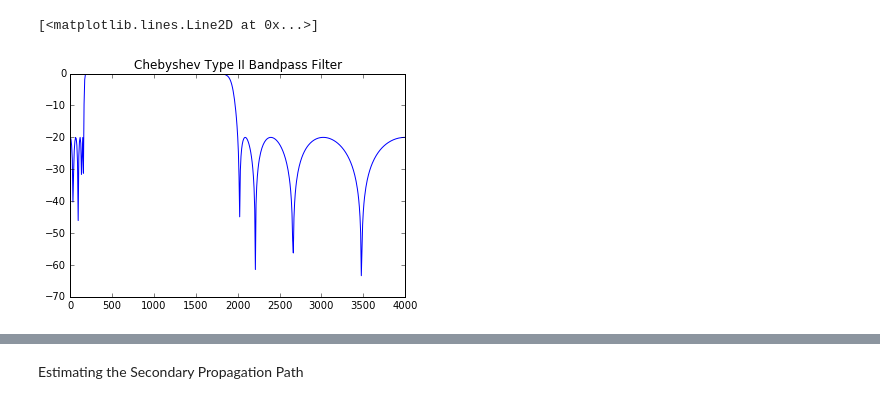
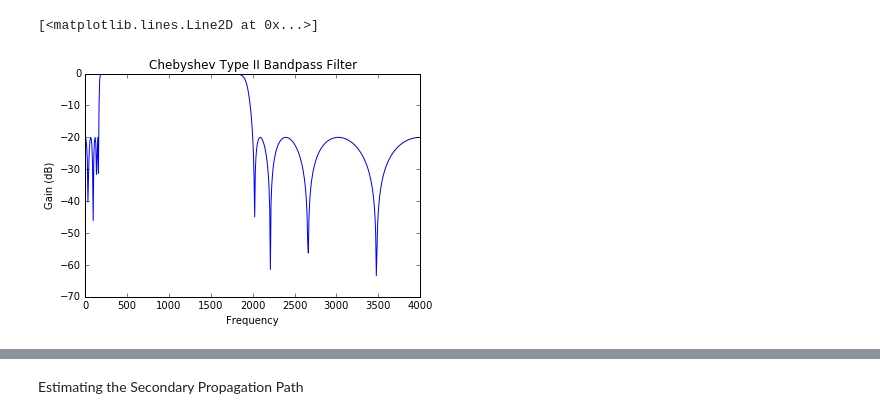
Before and after one commit to mhemeryck/python_class, a Jupyter notebook: Python tutorial.ipynb, the cells around one changed output, grey strips where cells are left out. Drawn from its saved outputs; the diff is of its cells as text; code cells hidden in the pictures.

```diff
--- a/Python tutorial.ipynb
+++ b/Python tutorial.ipynb
@@ -76,54 +76,26 @@ plt.plot(arange(0,len(y))/fs,y/y.max())
 # %%
 fs     = 8e3;  # sampling frequency
 N      = 800;
 f_low   = 160;  # Lower band-edge: 160 Hz
 f_high  = 2000; # Upper band-edge: 2000 Hz
 delayS = 7;
 Ast    = 20;   # 20 dB stopband attenuation
 Nfilt  = 8;    # Filter order
 
 nyquist_rate = 0.5 * fs
 low = f_low / nyquist_rate
 high = f_high / nyquist_rate
 
 b, a = signal.cheby2(Nfilt, Ast, [low, high], 'bandpass', analog=False)
 w, h = signal.freqz(b, a)
 w = (w/pi)*(fs/2)
 plt.plot(w, 20 * np.log10(abs(h)))
+plt.ylabel('Gain (dB)')
+plt.xlabel('Frequency')
 plt.title('Chebyshev Type II Bandpass Filter')
 plt.show()
-
-#H = [zeros(delayS,1); log(0.99*rand(N-delayS,1)+0.01).* ...
-#    sign(randn(N-delayS,1)).*exp(-0.01*(1:N-delayS)')]);
-#H = H/norm(H);
-
-# w = (w/pi)*(sim_param['fs']/2)
-# fig = plt.figure()
-# plt.title('Digital filter frequency response')
-# ax1 = fig.add_subplot(111)
-# plt.plot(w, 20 * np.log10(abs(h)), 'b')
-# plt.ylabel('Amplitude [dB]', color='b')
-# plt.xlabel('Frequency [rad/sample]')
-# ax2 = ax1.twinx()
-# angles = np.unwrap(np.angle(h))
-# plt.plot(w, angles, 'g')
-# plt.ylabel('Angle (radians)', color='g')
-# plt.grid()
-# plt.axis('tight')
-# plt.show()
-
-
-# >>> plt.xscale('log')
-# >>> plt.title('Chebyshev Type II frequency response (rs=40)')
-# >>> plt.xlabel('Frequency [radians / second]')
-# >>> plt.ylabel('Amplitude [dB]')
-# >>> plt.margins(0, 0.1)
-# >>> plt.grid(which='both', axis='both')
-# >>> plt.axvline(100, color='green') # cutoff frequency
-# >>> plt.axhline(-40, color='green') # rs
-# >>> plt.show()
 # %% [output]
-[figure, old version]
+[figure, new version]
 # %%
 # Generate noise
 noise_sig = np.concatenate((np.zeros(delayS),
```
Also changed, not shown: parts of 9 cells of this notebook.
